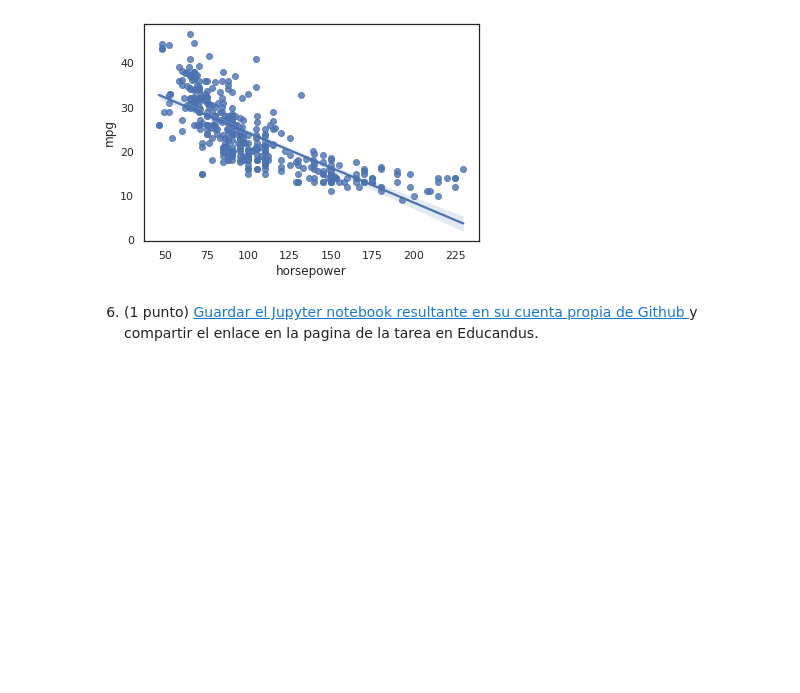
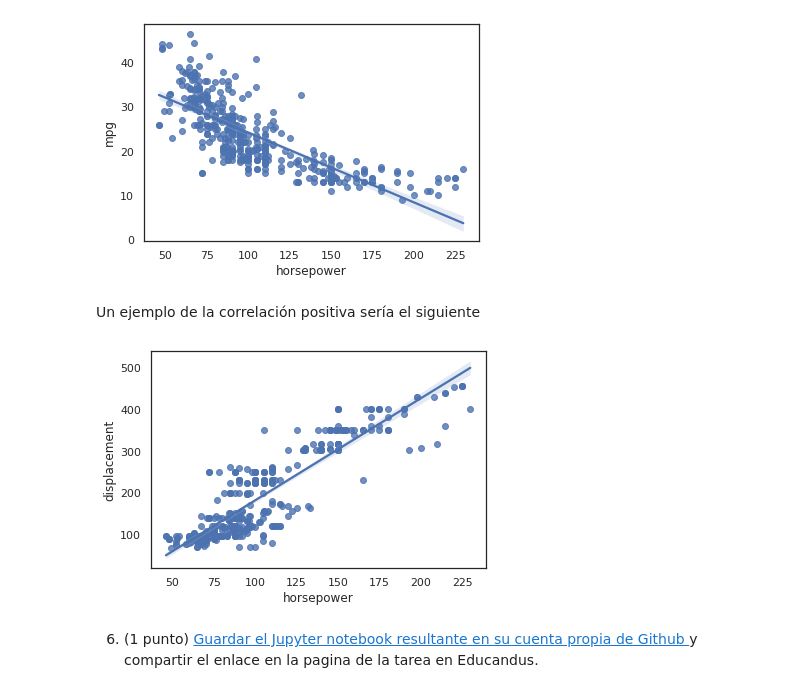
Before and after one commit to epereirasg/Curso-de-Machine-Learning, a Jupyter notebook: S07-Linear-Models/Tarea_regresion_lineal.ipynb, the cells around one changed output. Saved outputs shown, nothing was run; the diff lists cells and outputs as text; code cells hidden in the pictures; blank space fills up the shorter version.

```diff
--- a/S07-Linear-Models/Tarea_regresion_lineal.ipynb
+++ b/S07-Linear-Models/Tarea_regresion_lineal.ipynb
@@ -334,5 +322,11 @@ ax.legend();
 sns.regplot(x="horsepower", y="mpg", data=mpg);
 # %% [output]
 [figure]
+# %% [markdown]
+Un ejemplo de la correlación positiva sería el siguiente
+# %%
+sns.regplot(x="horsepower", y="displacement", data=mpg);
+# %% [output]
+[figure, added]
 # %% [markdown]
 6) (1 punto) [Guardar el Jupyter notebook resultante en su cuenta propia de Github ](https://bebi103a.github.io/lessons/02/git_with_colab.html) y compartir el enlace en la pagina de la tarea en Educandus.
```
Also changed, not shown: parts of 8 cells of this notebook.
